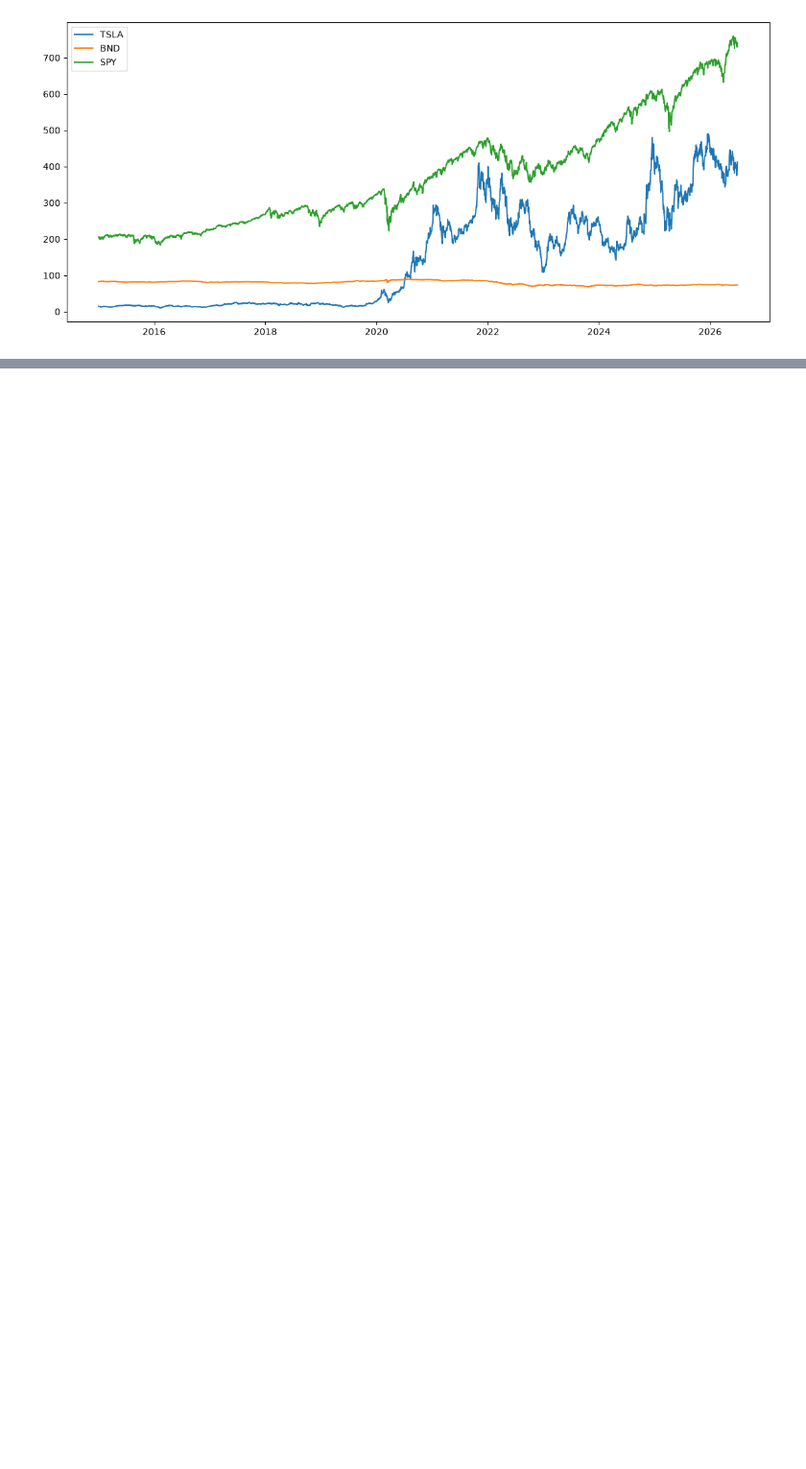
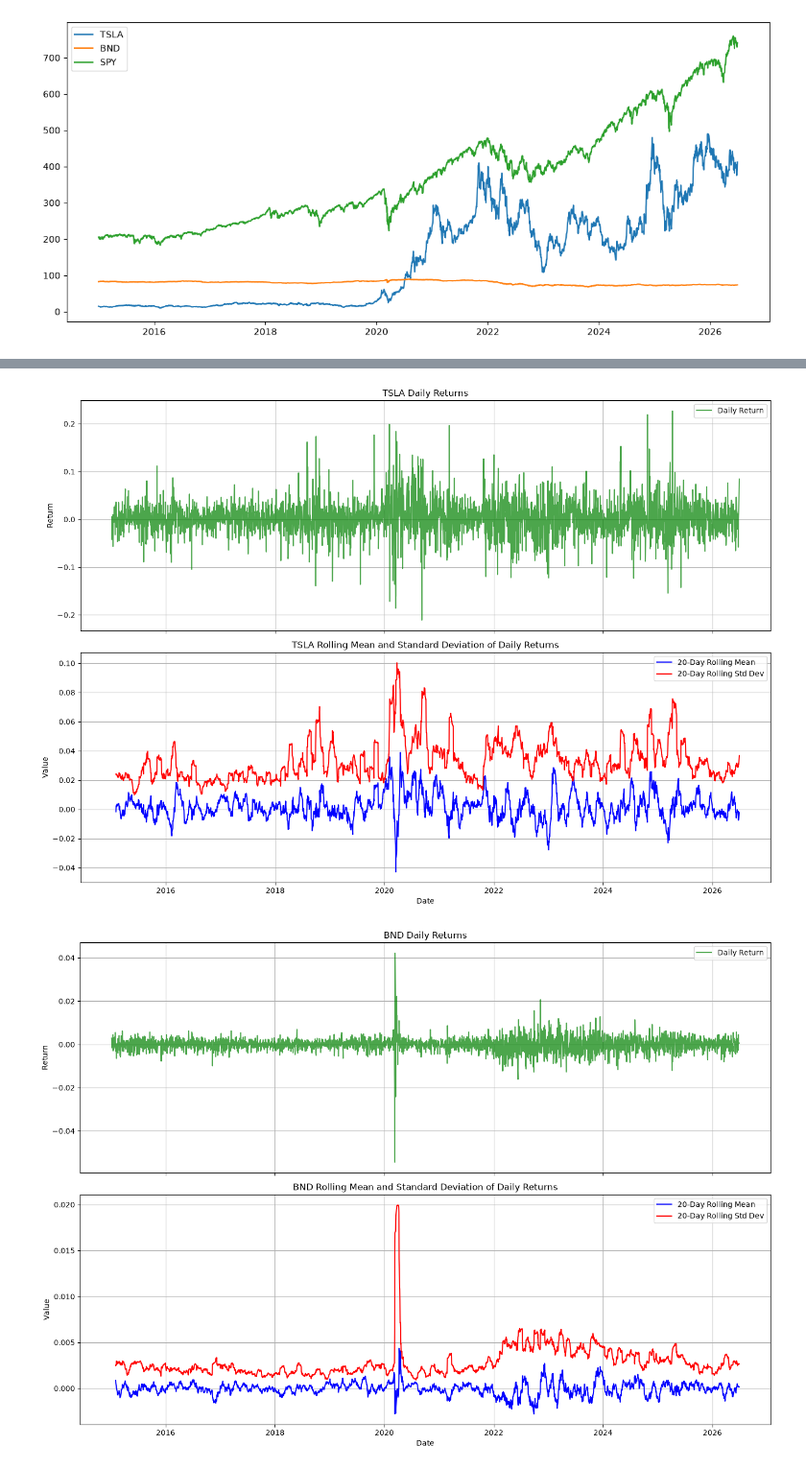
Before and after one commit to edent4313-star/portfolio-optimization, a Jupyter notebook: notebooks/01_Data_Collection_EDA.ipynb, the cells around one changed output, grey strips where cells are left out. Shown at 96% size. Saved outputs shown, nothing was run; the diff lists cells and outputs as text; code cells hidden in the pictures; blank space fills up the shorter version.

```diff
--- a/notebooks/01_Data_Collection_EDA.ipynb
+++ b/notebooks/01_Data_Collection_EDA.ipynb
@@ -165,0 +261,31 @@ NameError: name 'calculate_var' is not defined
+# %%
+import matplotlib.pyplot as plt
+
+for ticker, df in assets.items():
+    # Calculate rolling mean and standard deviation for 'Daily_Return'
+    rolling_mean = df['Daily_Return'].rolling(window=20).mean()
+    rolling_std = df['Daily_Return'].rolling(window=20).std()
+
+    fig, axes = plt.subplots(2, 1, figsize=(14, 10), sharex=True)
+
+    # Plot Daily Returns
+    axes[0].plot(df.index, df['Daily_Return'], label='Daily Return', color='green', alpha=0.7)
+    axes[0].set_title(f'{ticker} Daily Returns')
+    axes[0].set_ylabel('Return')
+    axes[0].grid(True)
+    axes[0].legend()
+
+    # Plot Rolling Statistics
+    axes[1].plot(df.index, rolling_mean, label='20-Day Rolling Mean', color='blue')
+    axes[1].plot(df.index, rolling_std, label='20-Day Rolling Std Dev', color='red')
+    axes[1].set_title(f'{ticker} Rolling Mean and Standard Deviation of Daily Returns')
+    axes[1].set_xlabel('Date')
+    axes[1].set_ylabel('Value')
+    axes[1].grid(True)
+    axes[1].legend()
+
+    plt.tight_layout()
+    plt.show()
+# %% [output]
+[figure, added]
+[figure, added]
```
Also changed, not shown: parts of 17 cells of this notebook, 14 other files.
